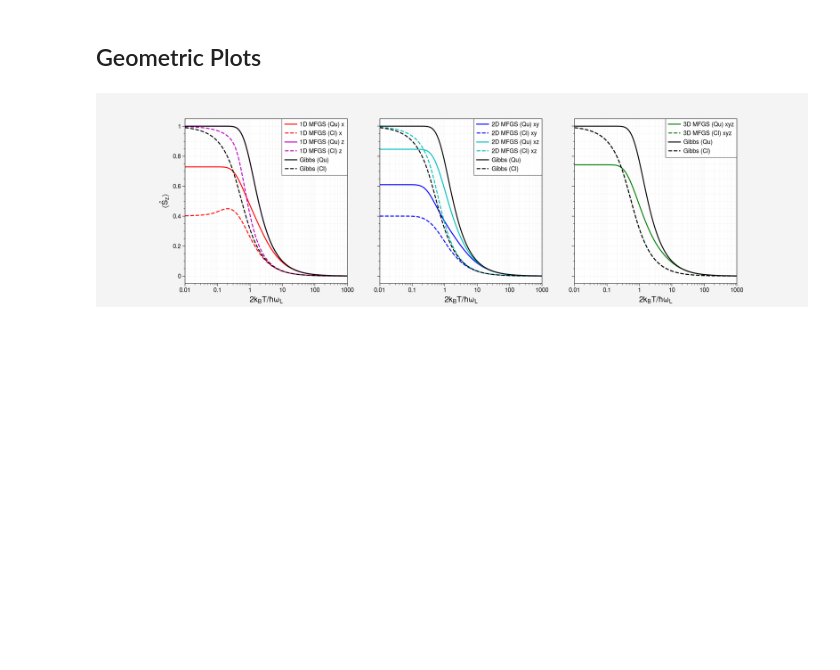
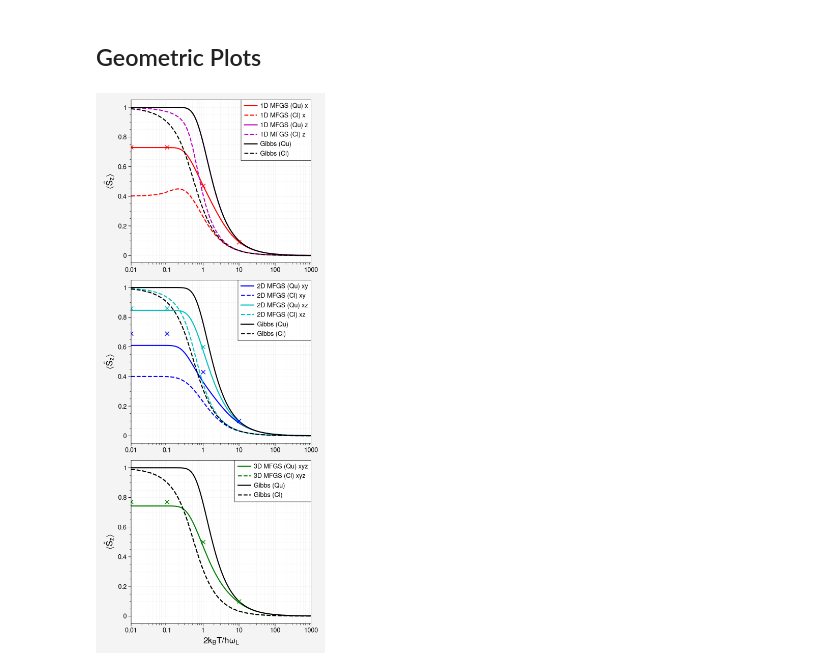
Before and after one commit to quantum-exeter/QuantumSpinDynamics, a Jupyter notebook: plot/plotStatics.ipynb, the cells around one changed output. Cells and saved outputs as stored; diff of their text form; code cells hidden in the pictures; blank space fills up the shorter version.

```diff
--- a/plot/plotStatics.ipynb
+++ b/plot/plotStatics.ipynb
@@ -70,7 +72,7 @@ data2D_xy_cl = np.array(pd.read_csv(r'C://Users//crh222//Data//Classical//MFGS_2
 data2D_xz_cl = np.array(pd.read_csv(r'C://Users//crh222//Data//Classical//MFGS_2D_xz_prma.csv'))
 data3D_xyz_cl = np.array(pd.read_csv(r'C://Users//crh222//Data//Classical//MFGS_3D_xyz_prma.csv'))
 # %%
-fig, ax = plt.subplots(1, 3, figsize=(15, 4.5))  #size in inches
+fig, ax = plt.subplots(3, 1, figsize=(4.5, 11))  #size in inches
 
 ax[0].get_xaxis().tick_bottom()
 ax[0].get_yaxis().tick_left()
@@ -79,53 +81,73 @@ ax[1].get_yaxis().tick_left()
 ax[2].get_xaxis().tick_bottom()
 ax[2].get_yaxis().tick_left()
 
-ax[0].set_xlabel("$2k_B T/\hbar\omega_L$", fontsize=12)
+ax[2].set_xlabel("$2k_B T/\hbar\omega_L$", fontsize=12)
 ax[0].set_ylabel("$\langle \\hat{S}_z\\rangle$", fontsize=12)
-ax[1].set_xlabel("$2k_B T/\hbar\omega_L$", fontsize=12)
-ax[2].set_xlabel("$2k_B T/\hbar\omega_L$", fontsize=12)
+ax[1].set_ylabel("$\langle \\hat{S}_z\\rangle$", fontsize=12)
+ax[2].set_ylabel("$\langle \\hat{S}_z\\rangle$", fontsize=12)
+
 
 ax[0].set_xlim(0.01, 1000)
 ax[1].set_xlim(0.01, 1000)
 ax[2].set_xlim(0.01, 1000)
-
-ax[1].axes.yaxis.set_ticklabels([])
-ax[2].axes.yaxis.set_ticklabels([])
 
 # pplt.rc.cycle = 'tab20b'
 # plt.rcParams['axes.prop_cycle'] = plt.cycler(color=['darkred', 'red', 'chocolate', 'goldenrod', 'olivedrab', 'darkolivegreen', 'steelblue', 'darkblue', 'indigo'])
 
 ##### Data ######
 
 ax[0].semilogx(data1D_x[:,0], -data1D_x[:,1], 'r-', label="1D MFGS (Qu) x") # 1D MFGS X/Y
 ax[0].semilogx(data1D_x_cl[:,0], data1D_x_cl[:,1], 'r--', label="1D MFGS (Cl) x") # 1D MFGS X/Y
 ax[0].semilogx(data1D_z[:,0], -data1D_z[:,1], 'm-', label="1D MFGS (Qu) z") # 1D MFGS Z
 ax[0].semilogx(data1D_z_cl[:,0], data1D_z_cl[:,1], 'm--', label="1D MFGS (Cl) z") # 1D MFGS Z
 ax[0].semilogx(dataG[:,0], -dataG[:,1], 'k-', label="Gibbs (Qu)") # Gibbs State
 ax[0].semilogx(dataG[:,0], ((1/np.tanh(1/dataG[:,0]) - (dataG[:,0]))), 'k--', label="Gibbs (Cl)")
 ax[0].grid(which='both', lw='0.2')
 
+ax[0].plot(0.01, 0.73, 'rx')
+ax[0].plot(0.1, 0.73, 'rx')
+ax[0].plot(1, 0.47, 'rx')
+ax[0].plot(10, 0.09, 'rx')
+
 ax[1].semilogx(data2D_xy[:,0], -data2D_xy[:,1], 'b-', label="2D MFGS (Qu) xy") # 2D MFGS XY
 ax[1].semilogx(data2D_xy_cl[:,0], data2D_xy_cl[:,1], 'b--', label="2D MFGS (Cl) xy") # 2D MFGS XY
 ax[1].semilogx(data2D_xz[:,0], -data2D_xz[:,1], 'c-',label="2D MFGS (Qu) xz") # 2D MFGS XZ
 ax[1].semilogx(data2D_xz_cl[:,0], data2D_xz_cl[:,1], 'c--', label="2D MFGS (Cl) xz") # 2D MFGS XY
 ax[1].semilogx(dataG[:,0], -dataG[:,1], 'k-', label="Gibbs (Qu)") # Gibbs State
 ax[1].semilogx(dataG[:,0], ((1/np.tanh(1/dataG[:,0]) - (dataG[:,0]))), 'k--', label="Gibbs (Cl)")
+ax[1].grid(which='both', lw='0.2')
 
-ax[1].grid(which='both', lw='0.2')
+ax[1].plot(0.01, 0.86, 'cx')
+ax[1].plot(0.1, 0.86, 'cx')
+ax[1].plot(1, 0.6, 'cx')
+ax[1].plot(10, 0.1, 'cx')
+
+ax[1].plot(0.01, 0.69, 'bx')
+ax[1].plot(0.1, 0.69, 'bx')
+ax[1].plot(1, 0.43, 'bx')
+ax[1].plot(10, 0.1, 'bx')
 
 ax[2].semilogx(data3D_xyz[:,0], -data3D_xyz[:,1], 'g-', label="3D MFGS (Qu) xyz") # 3D MFGS XYZ
 ax[2].semilogx(data3D_xyz_cl[:,0], data3D_xyz_cl[:,1], 'g--', label="3D MFGS (Cl) xyz") # 3D MFGS XYZ
 ax[2].semilogx(dataG[:,0], -dataG[:,1], 'k-', label="Gibbs (Qu)") # Gibbs State
 ax[2].semilogx(dataG[:,0], ((1/np.tanh(1/dataG[:,0]) - (dataG[:,0]))), 'k--', label="Gibbs (Cl)") # Gibbs State
 ax[2].grid(which='both', lw='0.2')
 
+ax[2].plot(0.01, 0.77, 'gx')
+ax[2].plot(0.1, 0.77, 'gx')
+ax[2].plot(1, 0.5, 'gx')
+ax[2].plot(10, 0.1, 'gx')
+
+
 ax[0].legend(ncol=1)
 ax[1].legend(ncol=1)
 ax[2].legend(ncol=1)
 
-plt.savefig("C://Users//crh222//Dropbox//PhD//1. RC Mapping//Graphs//Statics//dimension_comparison_NEW", dpi=300)
+fig.tight_layout()
+
+# plt.savefig("C://Users//crh222//Dropbox//PhD//1. RC Mapping//Graphs//Statics//dimension_comparison_NEW", dpi=300)
 # %% [output]
-[figure, old version]
+[figure, new version]
 # %%
 dataCl = np.array(pd.read_csv(r'/Users/charliehogg/Data/Classical/test.csv'))
 # %%
```
Also changed, not shown: parts of 4 cells of this notebook, 1 other file.
